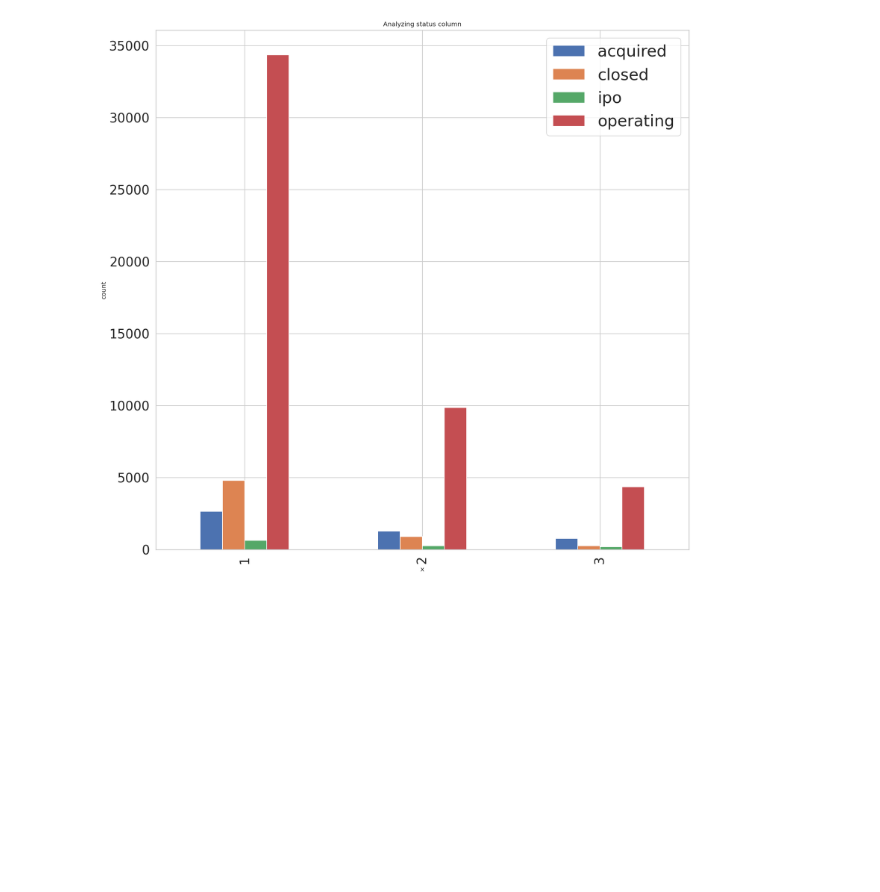
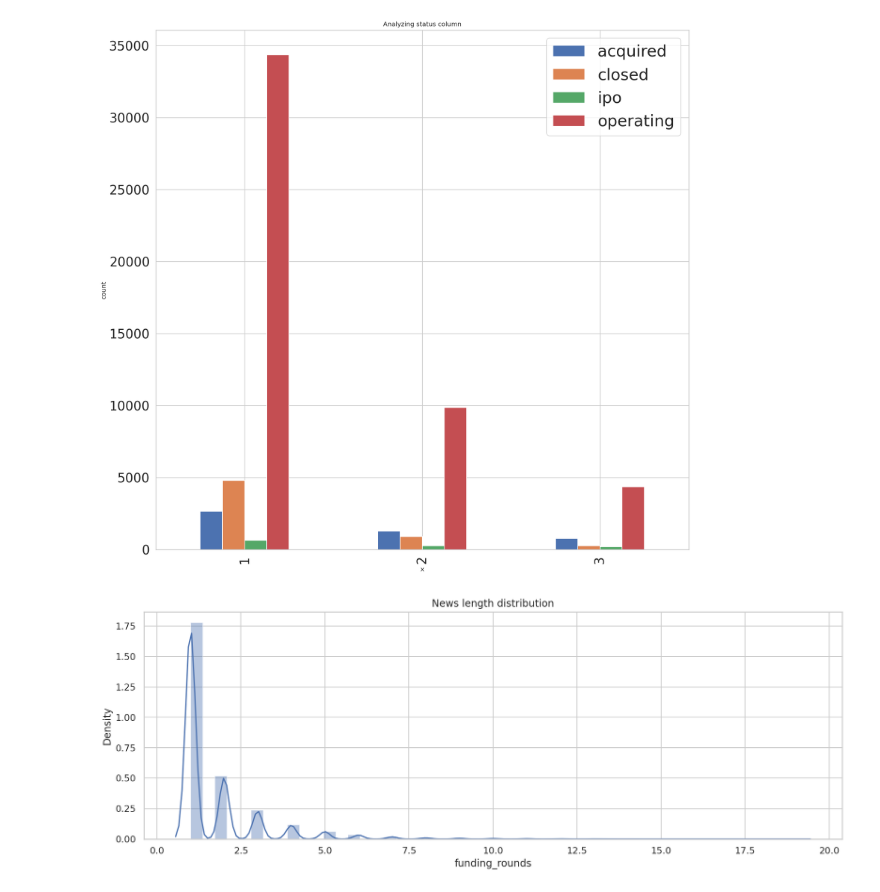
Before and after one commit to NileshCT/EDA_PROJECT, a Jupyter notebook: EDA_Project.ipynb, the cells around one changed output. Drawn from its saved outputs; the diff is of its cells as text; code cells hidden in the pictures; blank space fills up the shorter version.

```diff
--- a/EDA_Project.ipynb
+++ b/EDA_Project.ipynb
@@ -521,3 +521,8 @@ def diff_bar(x,y):
 diff_bar('funding_rounds','status')
 # %% [output]
 [figure]
+# %%
+plt.figure(figsize=(15, 5))
+sns.distplot(data['funding_rounds']).set_title('News length distribution');
+# %% [output]
+[figure, added]
```
Also changed, not shown: parts of 1 cell of this notebook.
